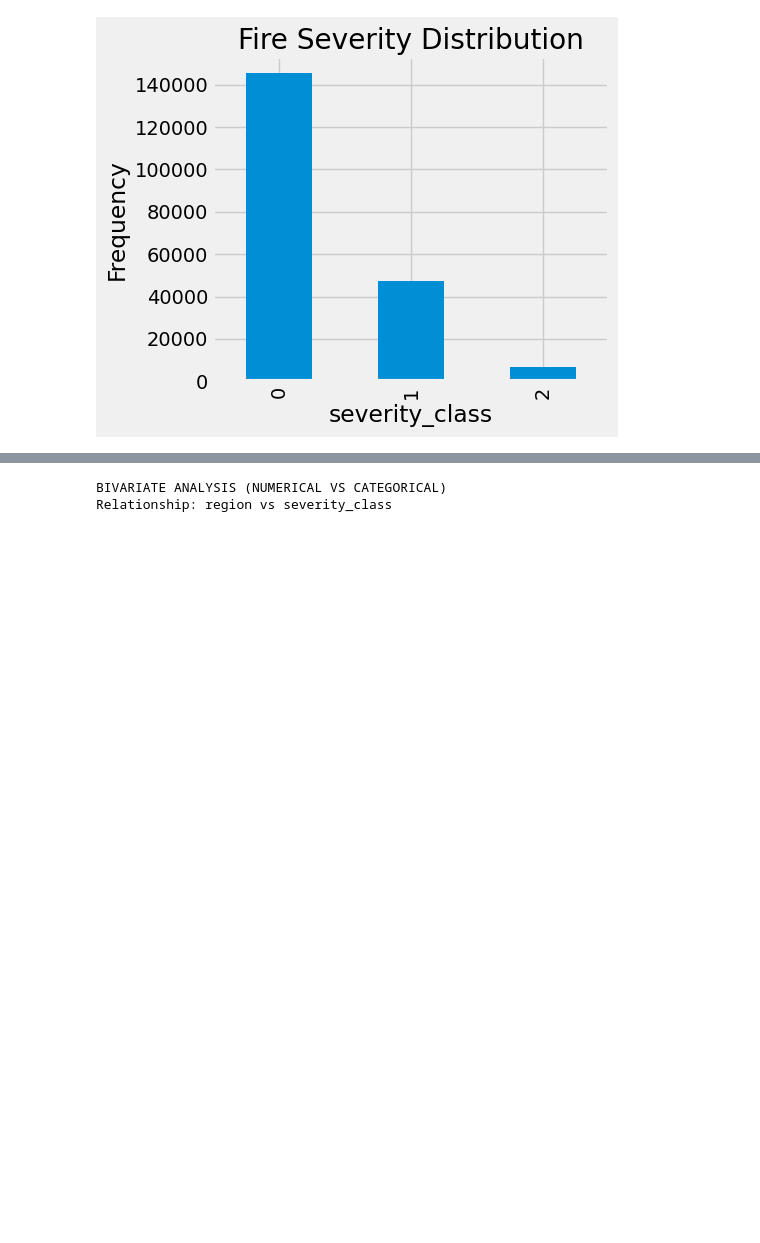
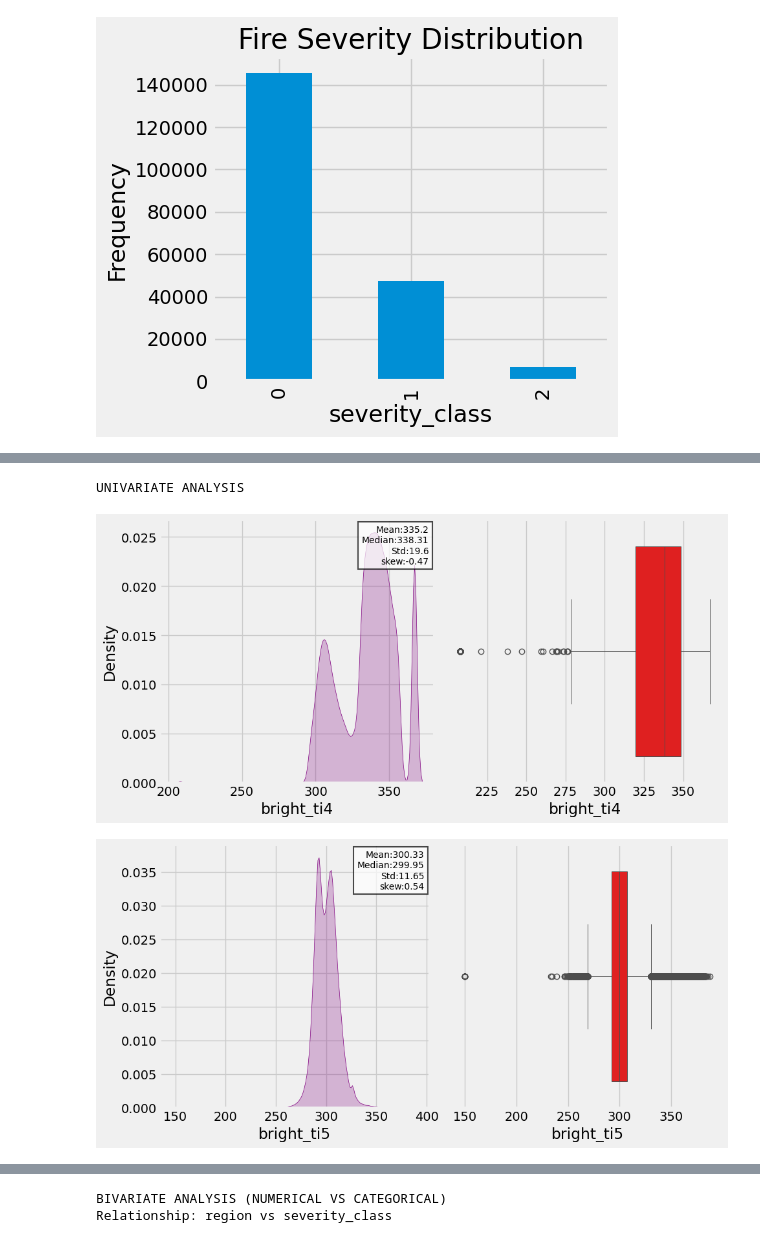
Before and after one commit to Arej00/bush_fire, a Jupyter notebook: notebook/EDA.ipynb, the cells around one changed output, grey strips where cells are left out. Cells and saved outputs as stored; diff of their text form; code cells hidden in the pictures; blank space fills up the shorter version.

```diff
--- a/notebook/EDA.ipynb
+++ b/notebook/EDA.ipynb
@@ -36,3 +41,38 @@ plt.show()
+# %%
+# Function for numerical analysis: (Univariate Analysis)
+def numerical_analysis(df,numerical_feature,categorical_feature=None):
+
+    fig,ax=plt.subplots(ncols=2,nrows=1,figsize=(10,5))
+
+    # KDE and boxplot for the numerical features:
+    sns.kdeplot(x=df[numerical_feature],fill=True,color='purple',ax=ax[0],hue=categorical_feature)
+    sns.boxplot(x=df[numerical_feature],color='red',linewidth=0.7,ax=ax[1],hue=categorical_feature)
+
+    # Statistics for the numerical features:
+    mean=df[numerical_feature].mean()
+    median=df[numerical_feature].median()
+    std=df[numerical_feature].std()
+    skew=df[numerical_feature].skew()
+
+    stats_text=(
+        f"Mean:{round(mean,2)}\n"
+        f"Median:{round(median,2)}\n"
+        f"Std:{round(std,2)}\n"
+        f"skew:{round(skew,2)}"
+    )
+
+    ax[0].text(
+        0.98,0.98,
+        stats_text,
+        ha='right',
+        va='top',
+        transform=ax[0].transAxes,
+        bbox=dict(facecolor='white', alpha=0.7,edgecolor='black',linewidth=1.5),
+        fontsize=10
+    )
+
+    plt.tight_layout()
+    plt.show()
 # %%
 def categorical_categorical_analysis_simple(df: pd.DataFrame, cat1: str, cat2: str) -> None:
     fig, ax = plt.subplots(1, 2, figsize=(15, 6))
@@ -122,0 +163,12 @@ memory usage: 30.5+ MB
+# %%
+print("UNIVARIATE ANALYSIS")
+
+# Most important numerical features for bushfire analysis
+key_numerical = ['bright_ti4', 'bright_ti5']
+
+for feature in key_numerical:
+    numerical_analysis(df, feature)
+# %% [output]
+UNIVARIATE ANALYSIS
+[figure, added]
+[figure, added]
```
Also changed, not shown: parts of 10 cells of this notebook, 2 other files.
